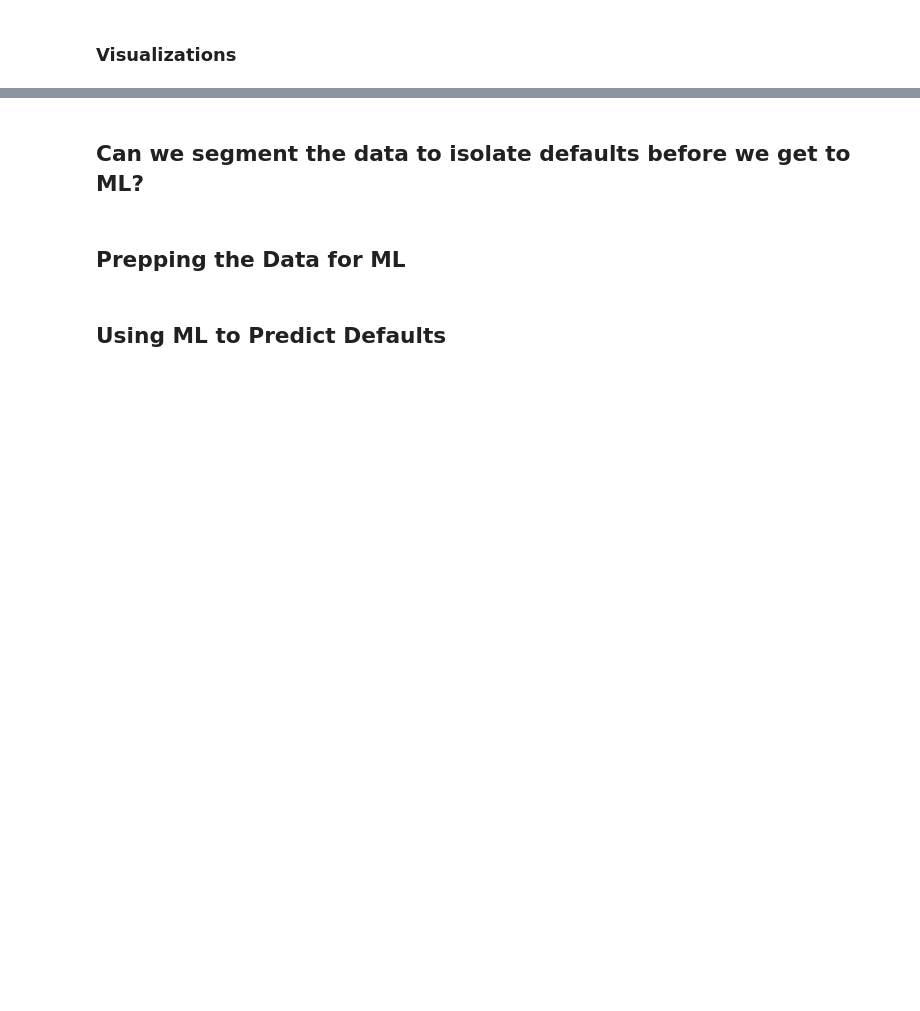
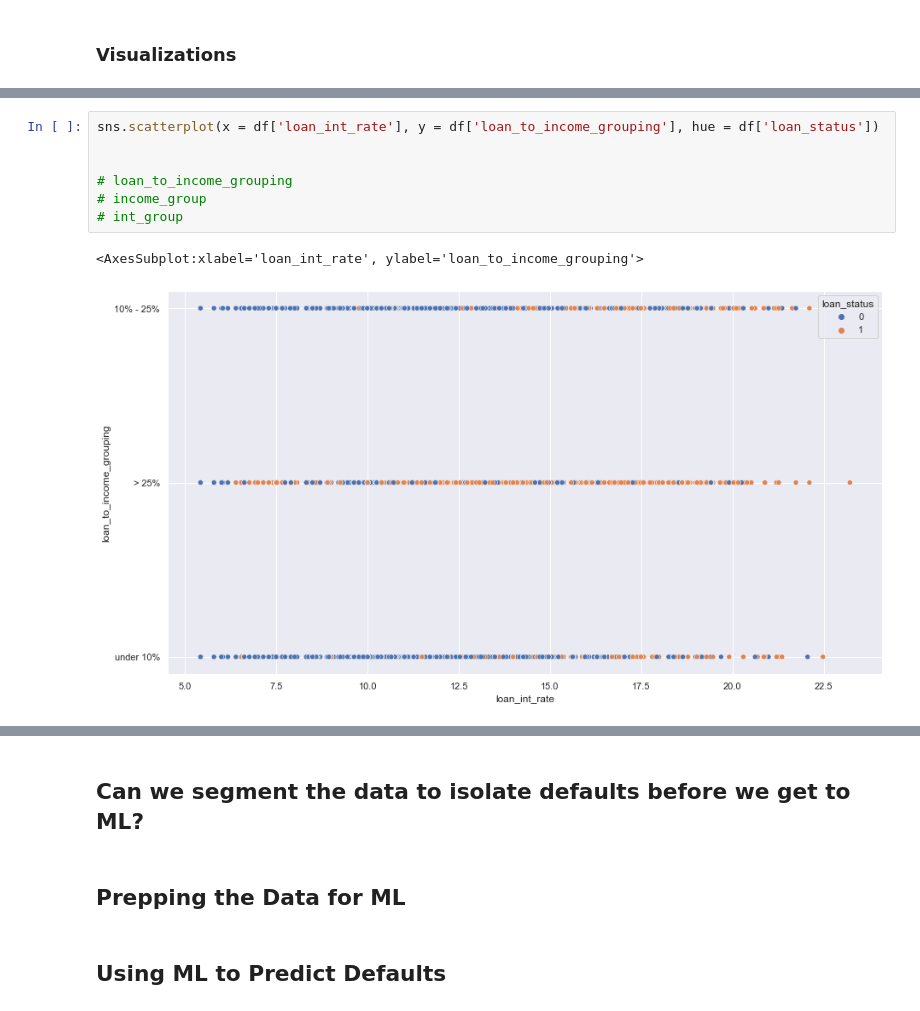
Before and after one commit to WickedoneC/Finance_Projects, a Jupyter notebook: Loan_Analysis/Loan_EDA.ipynb, the cells around one changed output, grey strips where cells are left out. Drawn from its saved outputs; the diff is of its cells as text; blank space fills up the shorter version.

```diff
--- a/Loan_Analysis/Loan_EDA.ipynb
+++ b/Loan_Analysis/Loan_EDA.ipynb
@@ -665,0 +693,10 @@ Name: loan_status, dtype: float64
+# %%
+sns.scatterplot(x = df['loan_int_rate'], y = df['loan_to_income_grouping'], hue = df['loan_status'])
+
+
+# loan_to_income_grouping
+# income_group
+# int_group
+# %% [output]
+<AxesSubplot:xlabel='loan_int_rate', ylabel='loan_to_income_grouping'>
+[figure, added]
```
Also changed, not shown: parts of 20 cells of this notebook.
